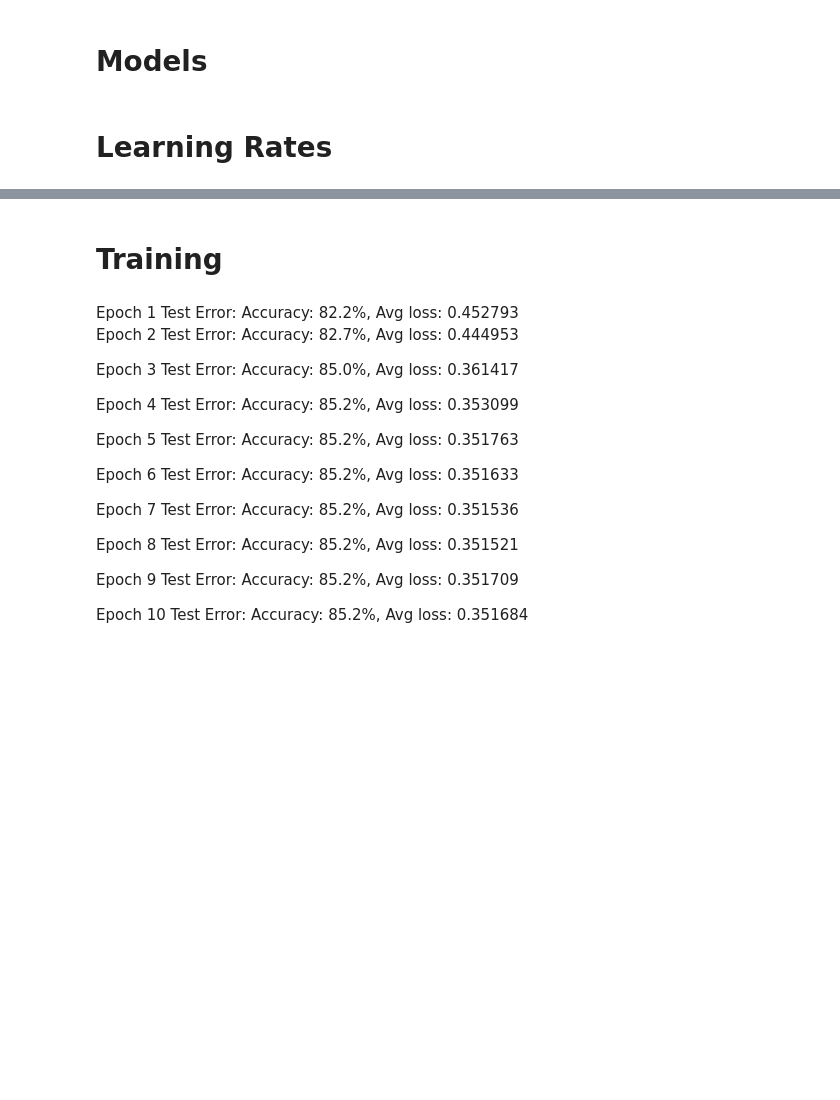
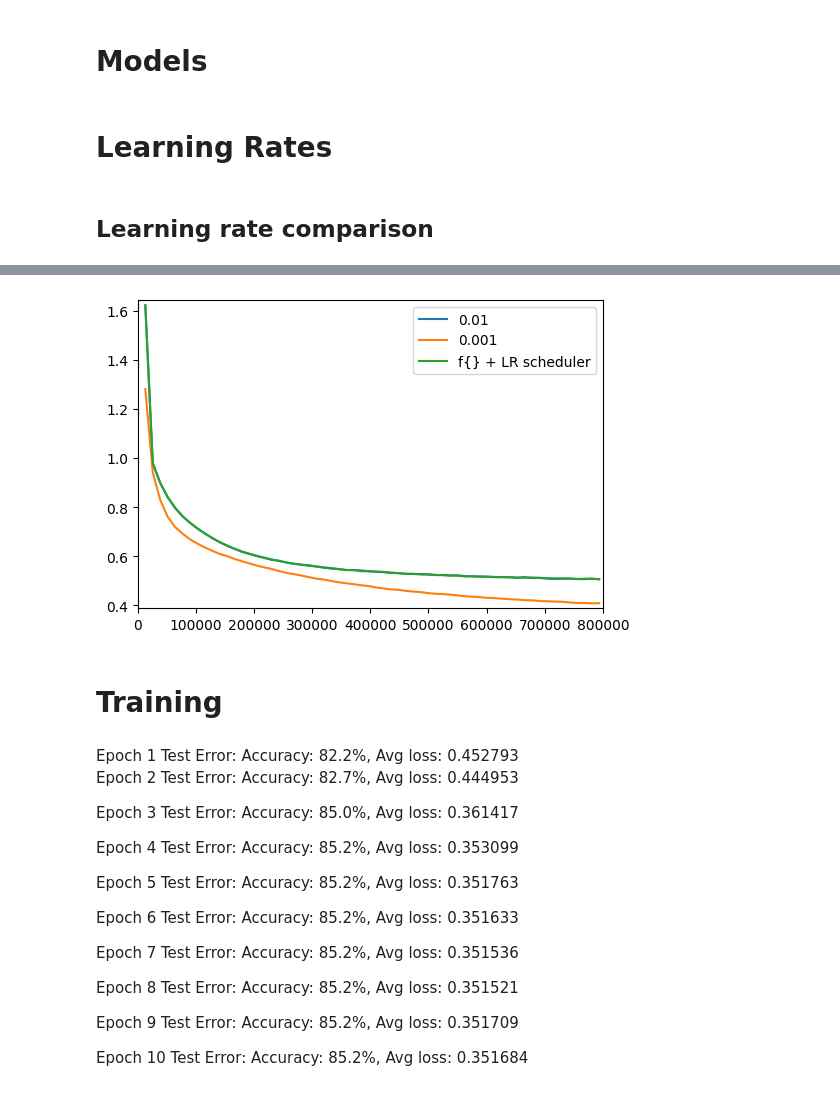
Before and after one commit to JonnySpruce/ml-sudoku-solver, a Jupyter notebook: sudoku-solver.ipynb, the cells around one changed output, grey strips where cells are left out. Saved outputs shown, nothing was run; the diff lists cells and outputs as text; code cells hidden in the pictures; blank space fills up the shorter version.

```diff
--- a/sudoku-solver.ipynb
+++ b/sudoku-solver.ipynb
@@ -89,8 +106,10 @@ def train_loop(dataloader, model, loss_fn, optimizer, scheduler=None, mb=None, e
 
             if batch % plot_x_batches == 0 and batch != 0:
                 loss, current = batch_set_loss.mean().item(), (batch + 1) * len(X)
-                # update lr scheduler
-                scheduler.step(loss)
+
+                if scheduler is not None:
+                    # update lr scheduler
+                    scheduler.step(loss)
 
                 # reset batch set loss
                 batch_set_loss = torch.zeros(plot_x_batches, requires_grad=False)
@@ -637,3 +656,36 @@ def lr_finder(training_data, model_class, loss_fn, initial_lr=1e-4, saved_weight
     plt.plot(lrs, losses)
 # %%
 # lr_finder(training_data, CNNCombiNormXL_v1, loss_compare_all_numbers, initial_lr=1e-6)
+# %% [markdown]
+## Learning rate comparison
+# %%
+def lr_comparison(model_class, learning_rates, loss_function=loss_compare_all_numbers, use_lr_scheduler=False, lr_scheduler_initial_lr=0.01):
+    val_count = len(learning_rates) + int(use_lr_scheduler)
+    graphs = [[] for _ in range(val_count)]
+    train_dataloader = DataLoader(training_data, batch_size=batch_size, shuffle=True)
+
+    mb = master_bar(range(1, val_count+1))
+    mb.names = [*learning_rates, f"{lr_scheduler_initial_lr} + LR scheduler"]
+    mb.main_bar.comment = "Epochs"
+
+    if use_lr_scheduler:
+        learning_rates = [*learning_rates, lr_scheduler_initial_lr]
+
+    # store weights so all models start at the same point
+    initial_sd = model_class().state_dict()
+
+    for t in mb:
+        learning_rate = learning_rates[t-1]
+        model = model_class().to("cuda")
+        model.load_state_dict(initial_sd)
+        optimizer = torch.optim.AdamW(model.parameters(), lr=learning_rate)
+        if t == val_count and use_lr_scheduler:
+            scheduler = torch.optim.lr_scheduler.ReduceLROnPlateau(optimizer, mode="min", verbose=True)
+        else:
+            scheduler = None
+
+        train_loop(train_dataloader, model, loss_function, optimizer, scheduler, mb, t, graphs)
+        test_loop(validation_dataloader, model, loss_function, mb, t)
+# %%
+lr_comparison(model_class=CNNCombiNormXL_v1, learning_rates=[0.01, 0.001], use_lr_scheduler=True)
+# %% [output]
@@ -640,3 +695,4 @@ def lr_finder(training_data, model_class, loss_fn, initial_lr=1e-4, saved_weight
+[figure, added]
 # %% [markdown]
 # Training
 # %%
```
Also changed, not shown: parts of 4 cells of this notebook.
